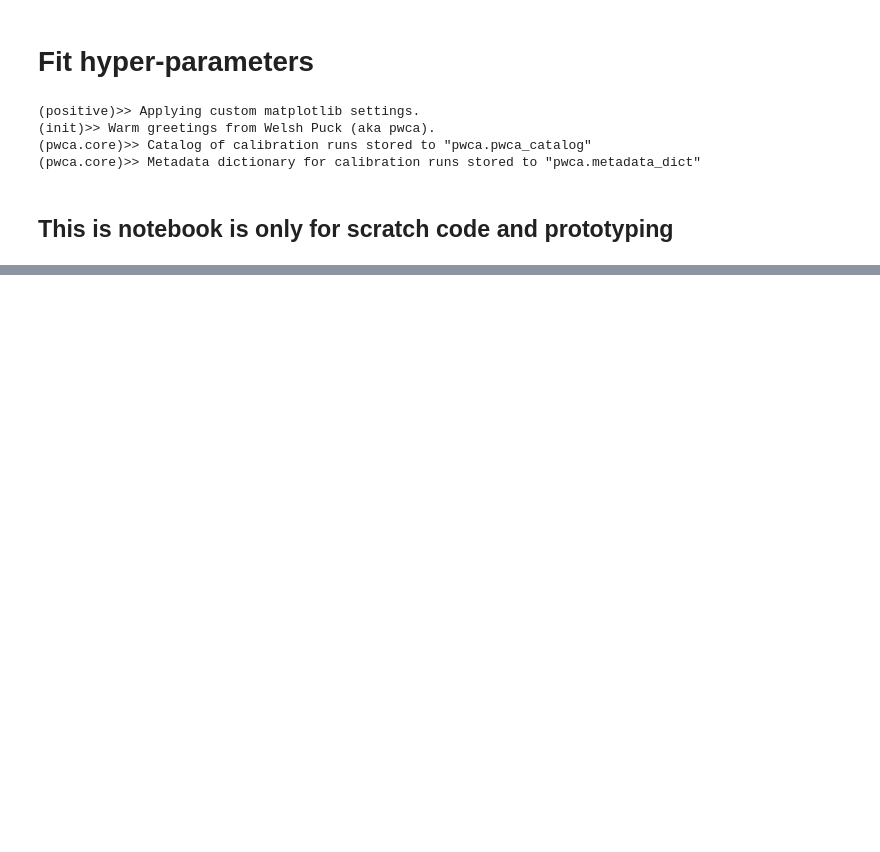
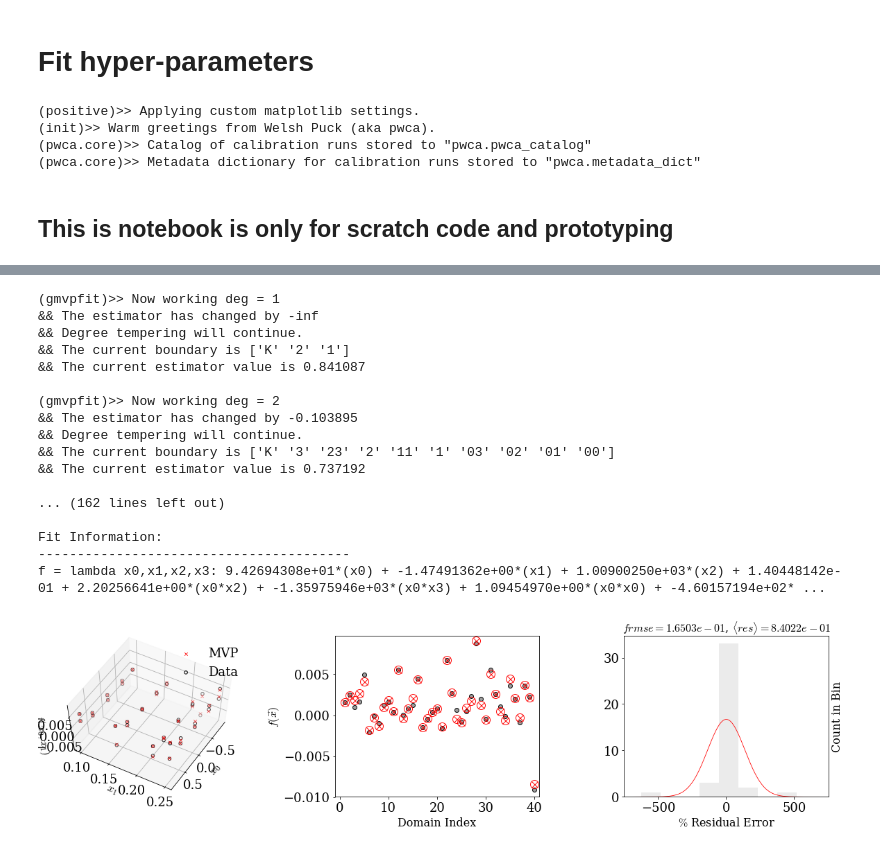
Before and after one commit to Cyberface/puck, a Jupyter notebook: ll/issues/4_fit_hyper_parameters.ipynb, the cells around one changed output, grey strips where cells are left out. Saved outputs shown, nothing was run; the diff lists cells and outputs as text; code cells hidden in the pictures; blank space fills up the shorter version.

```diff
--- a/ll/issues/4_fit_hyper_parameters.ipynb
+++ b/ll/issues/4_fit_hyper_parameters.ipynb
@@ -41,10 +127,58 @@ mu1, mu2, mu3, mu4 = amp_range.T
 # %%
-# nu4
-foo = gmvpfit( model_domain, nu4,fitatol=0.002,verbose=True,maxdeg_list=[3,2,1,1],center=True)
-foo.plot();
-# nu5
-foo = gmvpfit( model_domain, nu5,fitatol=0.002,verbose=True,maxdeg_list=[3,3,1,1],center=True)
-foo.plot();
-# nu6
-foo = gmvpfit( model_domain, nu6,fitatol=0.002,verbose=True,maxdeg_list=[3,3,1,1],center=False)
-foo.plot();
+# # nu4
+# # ---
+# foo = gmvpfit( model_domain, nu4,fitatol=0.005,verbose=True,maxdeg_list=[2,3,1,2],center=True)
+# foo.plot(); show();
+
+# # nu5
+# # ---
+# foo = gmvpfit( model_domain, nu5,fitatol=0.002,verbose=True,maxdeg_list=[2,2,2,2],center=True)
+# foo.plot(); show();
+
+# # nu6
+# # ---
+# foo = gmvpfit( model_domain, nu6,fitatol=0.002,verbose=True,maxdeg_list=[2,2,2,1],center=True)
+# foo.plot(); show();
+
+# # mu1
+# # ---
+# # possibly overfit
+# foo = gmvpfit( model_domain, mu1,fitatol=0.002,verbose=True,maxdeg_list=[2,2,1,1],center=True)
+# foo.plot(); show();
+
+# # mu2
+# # ---
+# # not overfit
+# foo = gmvpfit( model_domain, mu2,fitatol=0.004,verbose=True,maxdeg_list=[2,2,2,2],center=True)
+# foo.plot(); show();
+
+# # mu3
+# # ---
+# # not overfit
+# foo = gmvpfit( model_domain, mu3,fitatol=0.001,verbose=True,maxdeg_list=[2,2,2,2],center=True,temper=True)
+# foo.plot(); show();
+
+# # mu4
+# # ---
+# # not overfit
+# foo = gmvpfit( model_domain, mu4,fitatol=0.004,verbose=True,maxdeg_list=[2,2,2,2],center=True)
+# foo.plot(); show();
+# %% [output]
+(gmvpfit)>> Now working deg = 1
+&& The estimator has changed by -inf
+&& Degree tempering will continue.
+&& The current boundary is ['K' '2' '1']
+&& The current estimator value is 0.841087
+
+(gmvpfit)>> Now working deg = 2
+&& The estimator has changed by -0.103895
+&& Degree tempering will continue.
+&& The current boundary is ['K' '3' '23' '2' '11' '1' '03' '02' '01' '00']
+&& The current estimator value is 0.737192
+
+... (162 lines left out)
+
+Fit Information:
+----------------------------------------
+f = lambda x0,x1,x2,x3: 9.42694308e+01*(x0) + -1.47491362e+00*(x1) + 1.00900250e+03*(x2) + 1.40448142e-01 + 2.20256641e+00*(x0*x2) + -1.35975946e+03*(x0*x3) + 1.09454970e+00*(x0*x0) + -4.60157194e+02* ...
+[figure, added]
```
Also changed, not shown: parts of 7 cells of this notebook, 24 other files.
